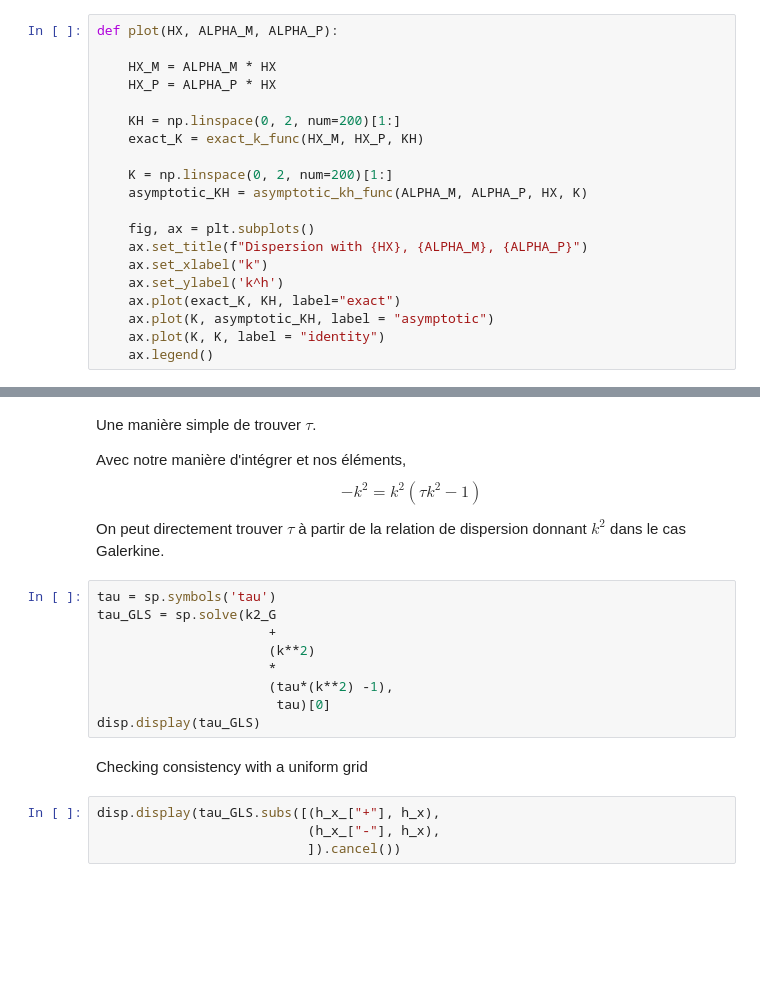
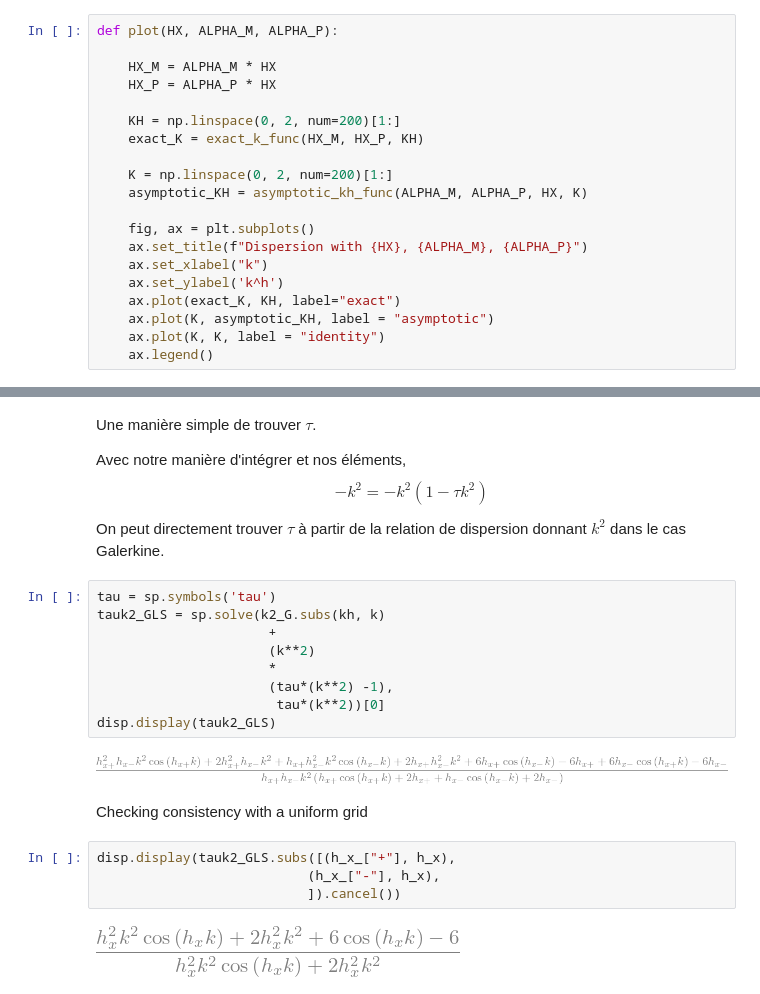
Before and after one commit to vitaldenodrest/greenwich, a Jupyter notebook: M0/notebook1D.ipynb, the cells around one changed output, grey strips where cells are left out. Drawn from its saved outputs; the diff is of its cells as text; blank space fills up the shorter version.

```diff
--- a/M0/notebook1D.ipynb
+++ b/M0/notebook1D.ipynb
@@ -191,22 +236,26 @@ Une manière simple de trouver $\tau$.
 
 Avec notre manière d'intégrer et nos éléments,
 $$
-- k^2 = k^2 (\tau k^2 - 1)
+- k^2 = - k^2 (1 - \tau k^2)
 $$
 
 On peut directement trouver $\tau$ à partir de la relation de dispersion donnant $k^2$ dans le cas Galerkine.
 # %%
 tau = sp.symbols('tau')
-tau_GLS = sp.solve(k2_G
+tauk2_GLS = sp.solve(k2_G.subs(kh, k)
                       +
                       (k**2)
                       *
                       (tau*(k**2) -1),
-                       tau)[0]
-disp.display(tau_GLS)
+                       tau*(k**2))[0]
+disp.display(tauk2_GLS)
+# %% [output]
+[figure, added]
 # %% [markdown]
 Checking consistency with a uniform grid
 # %%
-disp.display(tau_GLS.subs([(h_x_["+"], h_x),
+disp.display(tauk2_GLS.subs([(h_x_["+"], h_x),
                            (h_x_["-"], h_x),
                            ]).cancel())
+# %% [output]
+[figure, added]
```
Also changed, not shown: parts of 14 cells of this notebook, 2 other files.
